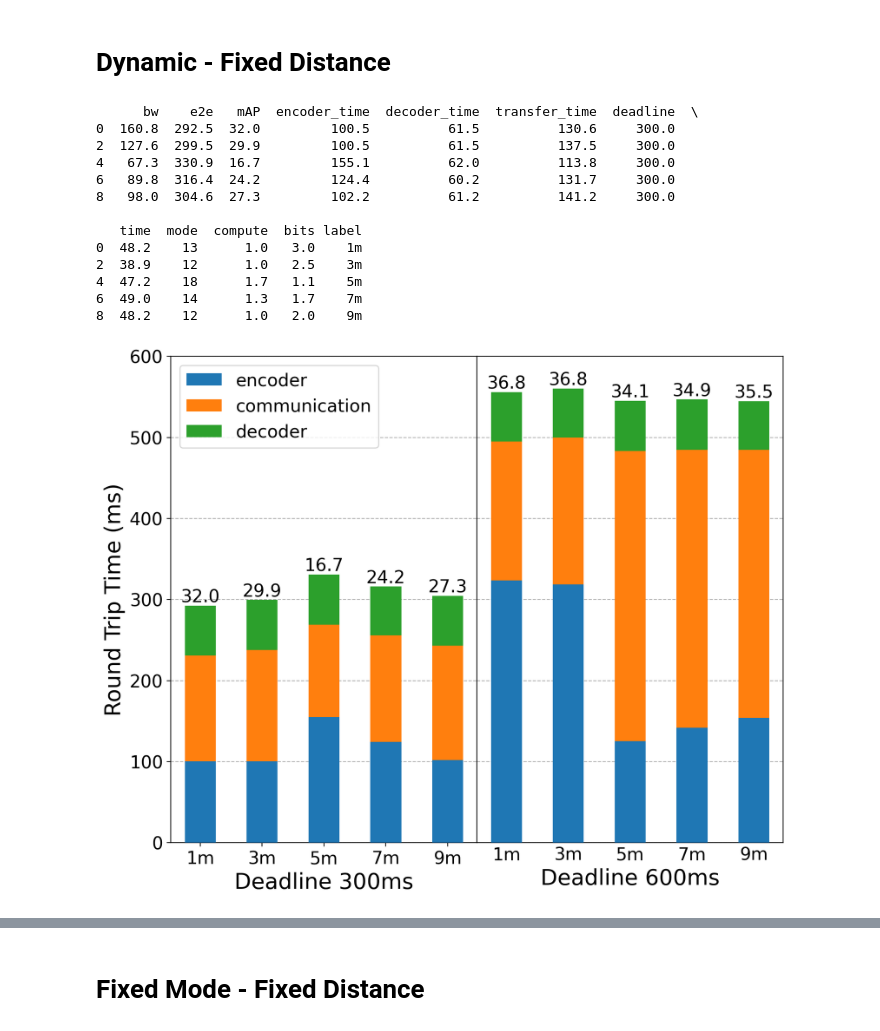
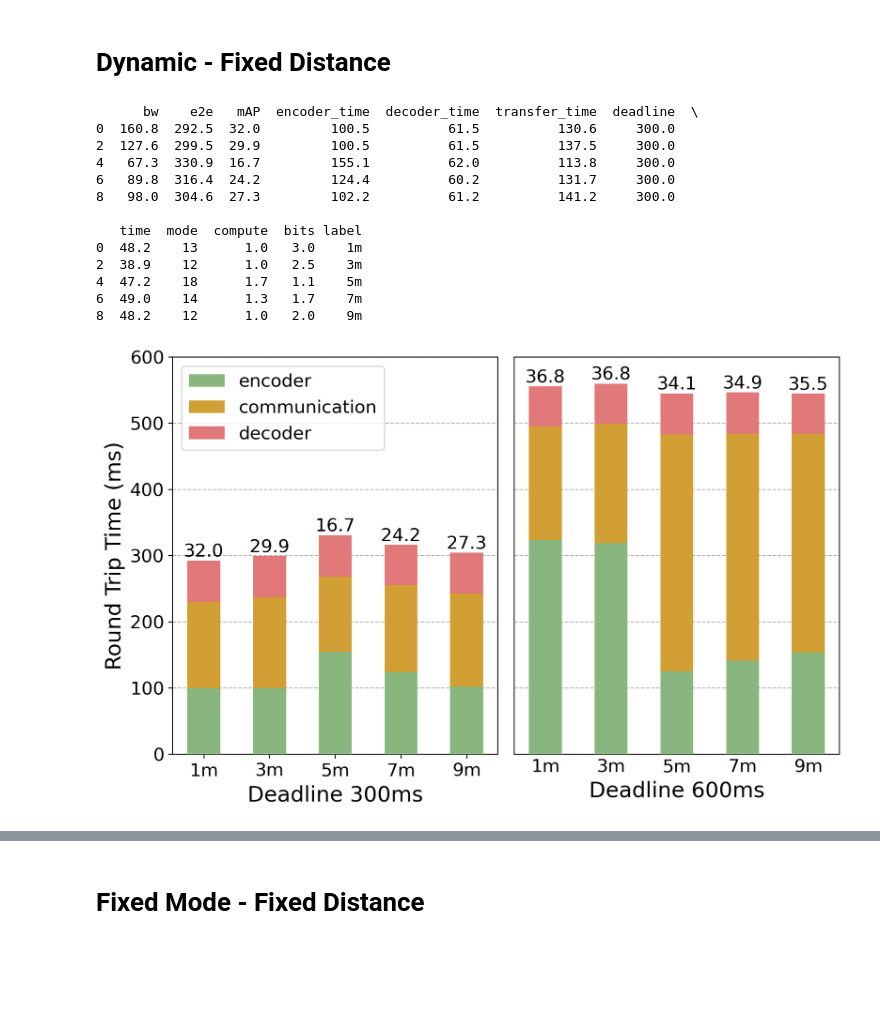
Before and after one commit to jsiloto/adaptive-cod-on-device, a Jupyter notebook: results/plots.ipynb, the cells around one changed output, grey strips where cells are left out. Cells and saved outputs as stored; diff of their text form; code cells hidden in the pictures; blank space fills up the shorter version.

```diff
--- a/results/plots.ipynb
+++ b/results/plots.ipynb
@@ -63,6 +63,19 @@ assine2022a_75   2959  330.0  39.9
 assine2022a_100  4036  440.0  39.6
 # %%
 df = read_sota()
+
+SMALL_SIZE = 26
+MEDIUM_SIZE = 30
+BIGGER_SIZE = 34
+
+plt.rc('font', size=SMALL_SIZE)          # controls default text sizes
+plt.rc('axes', titlesize=MEDIUM_SIZE)     # fontsize of the axes title
+plt.rc('axes', labelsize=BIGGER_SIZE)    # fontsize of the x and y labels
+plt.rc('xtick', labelsize=SMALL_SIZE)    # fontsize of the tick labels
+plt.rc('ytick', labelsize=SMALL_SIZE)    # fontsize of the tick labels
+plt.rc('legend', fontsize=SMALL_SIZE)    # legend fontsize
+plt.rc('figure', titlesize=BIGGER_SIZE)  # fontsize of the figure title
+
 
 
 def plot(ax, name, color='blue', marker='o', configurable=False):
@@ -71,7 +84,7 @@ def plot(ax, name, color='blue', marker='o', configurable=False):
     latency = a['ms'].values
     mAP = a['mAP'].values
 
-    z = 80*(mAP**1.1)
+    z = 90*(mAP**1.1)
     z_label = ["{:2.1f}".format(m) for m in mAP]
 
     vmin=10.0
@@ -88,11 +101,11 @@ def plot(ax, name, color='blue', marker='o', configurable=False):
 #                    edgecolor='black',
                    c=mAP, cmap='viridis', vmin=vmin, vmax=vmax)
     for i in range(len(mAP)):
-        ax.annotate(z_label[i], ( latency[i], bw[i]), ha='center', va='center', fontsize=18, color='black')
+        ax.annotate(z_label[i], ( latency[i], bw[i]), ha='center', va='center', fontsize=24, color='black')
 
     return axi
 
-fig = plt.figure(figsize=(20,10))
+fig = plt.figure(figsize=(22,10))
 ax = fig.add_subplot(111)
 ax.set_xlabel('compute time (ms)')
 ax.set_ylabel('output size (KB)')
@@ -136,8 +149,8 @@ ax.set_xlim(50, 5e3)
 ax.set_ylim(3, 1e3)
 fig.colorbar(axi)
 
-ax.set_xticks([2e2, 5e2, 1e3, 2e3])
+ax.set_xticks([1e2, 2e2, 5e2, 1e3, 2e3])
 ax.get_xaxis().set_major_formatter(matplotlib.ticker.FormatStrFormatter('%g'))
 plt.subplots_adjust(top = 0.97, bottom = .08, right = 1.1, left = .06, hspace = 0, wspace = 0.15)
-plt.savefig("graph_sota.pdf", dpi=500)
+plt.savefig("graph_sota.pdf", dpi=500, bbox_inches='tight')
 # %% [output]
@@ -231,9 +244,9 @@ plt.savefig("dynamic.pdf")
 # %% [markdown]
 # Dynamic - Fixed Distance
 # %%
-SMALL_SIZE = 16
-MEDIUM_SIZE = 18
-BIGGER_SIZE = 20
+SMALL_SIZE = 15
+MEDIUM_SIZE = 17
+BIGGER_SIZE = 18
 
 plt.rc('font', size=SMALL_SIZE)          # controls default text sizes
 plt.rc('axes', titlesize=MEDIUM_SIZE)     # fontsize of the axes title
@@ -269,15 +282,15 @@ print(df1)
 
 width = 0.5       # the width of the bars: can also be len(x) sequence
 
-fig, ax = plt.subplots(1, 2, figsize=(10, 8), dpi=200)
+fig, ax = plt.subplots(1, 2, figsize=(10, 6), dpi=200)
 
 
 def plotdf(df, ax):
-    rects = ax.bar(df1["label"], df["encoder_time"], width, label='encoder', zorder=3)
+    rects = ax.bar(df1["label"], df["encoder_time"], width, label='encoder', zorder=3, color='#89B67E')
     ax.bar(df["label"], df["transfer_time"], width,
-           bottom=df["encoder_time"], label='communication', zorder=3)
+           bottom=df["encoder_time"], label='communication', zorder=3, color='#D19F33')
     ax.bar(df["label"], df["decoder_time"], width,
-           bottom=df["encoder_time"]+df["transfer_time"], label='decoder', zorder=3)
+           bottom=df["encoder_time"]+df["transfer_time"], label='decoder', zorder=3, color='#E17879')
 
     # Add counts above the two bar graphs
     for i, row in enumerate(df.iterrows()):
@@ -295,35 +308,35 @@ def plotdf(df, ax):
 
 
 ax[0].grid(axis='y',linestyle='--', zorder=0)
 ax[1].grid(axis='y',linestyle='--', zorder=0)
 plotdf(df1, ax[0])
 plotdf(df2, ax[1])
 ax[0].set_ylabel("Round Trip Time (ms)")
 ax[0].legend(loc='upper left')
 ax[1].tick_params(axis=u'both', which=u'both',length=0)
 
 
 ax[0].set_xlabel("Deadline 300ms")
 ax[1].set_xlabel("Deadline 600ms")
 
 plt.setp(ax[1].get_yticklabels(), visible=False)
-plt.subplots_adjust(wspace=0, hspace=0)
+plt.subplots_adjust(wspace=0.05, hspace=0)
 plt.savefig("graph_distances.pdf", dpi=500,bbox_inches='tight')
 # %% [output]
       bw    e2e   mAP  encoder_time  decoder_time  transfer_time  deadline  \
 0  160.8  292.5  32.0         100.5          61.5          130.6     300.0
 2  127.6  299.5  29.9         100.5          61.5          137.5     300.0
 4   67.3  330.9  16.7         155.1          62.0          113.8     300.0
 6   89.8  316.4  24.2         124.4          60.2          131.7     300.0
 8   98.0  304.6  27.3         102.2          61.2          141.2     300.0
 
    time  mode  compute  bits label
 0  48.2    13      1.0   3.0    1m
 2  38.9    12      1.0   2.5    3m
 4  47.2    18      1.7   1.1    5m
 6  49.0    14      1.3   1.7    7m
 8  48.2    12      1.0   2.0    9m
-[figure, old version]
+[figure, new version]
 # %%
 for a in df.iterrows():
     print(a)
```
Also changed, not shown: parts of 3 cells of this notebook.
